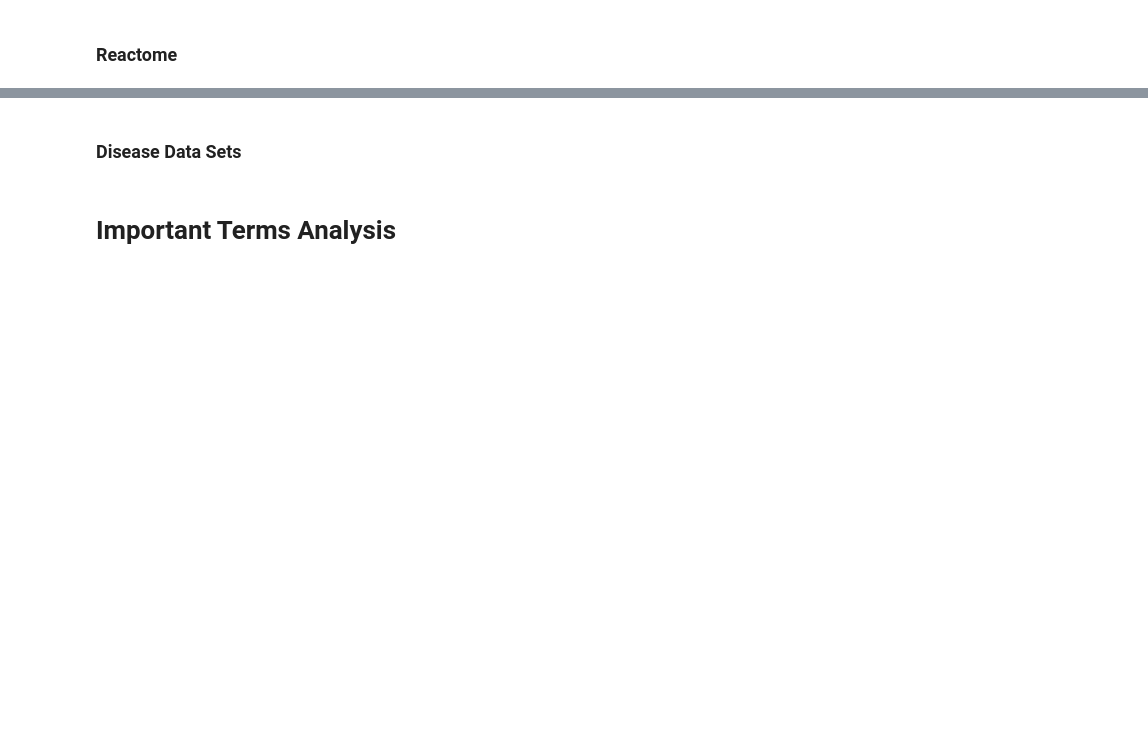
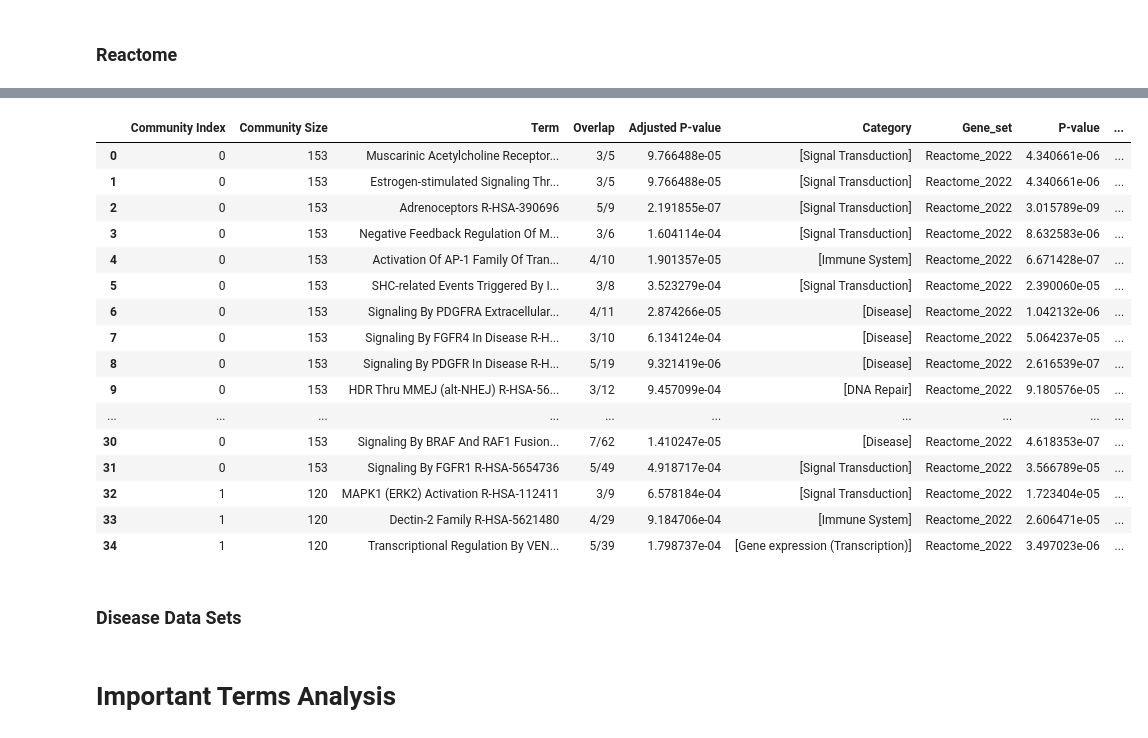
Before and after one commit to Monomanae/DGI-Hypergraph-Fin, a Jupyter notebook: Methods/DDBC/CRA_DGIDB.ipynb, the cells around one changed output, grey strips where cells are left out. Saved outputs shown, nothing was run; the diff lists cells and outputs as text; code cells hidden in the pictures; blank space fills up the shorter version.

```diff
--- a/Methods/DDBC/CRA_DGIDB.ipynb
+++ b/Methods/DDBC/CRA_DGIDB.ipynb
@@ -665,0 +875,2 @@ Size of community: 553
+# %%
+reactome_important_terms = reactome_enrichment(COMMUNITIES_HGNC,TERM_SCORE_CAP,PERCENTAGE)
@@ -666,3 +898,23 @@ Size of community: 553
+# %%
+reactome_important_terms
+# %% [output]
+|  | Community Index | Community Size | Term | Overlap | Adjusted P-value | Category | Gene_set | P-value | ... |
+| 0 | 0 | 153 | Muscarinic Acetylcholine Receptor... | 3/5 | 9.766488e-05 | [Signal Transduction] | Reactome_2022 | 4.340661e-06 | ... |
+| 1 | 0 | 153 | Estrogen-stimulated Signaling Thr... | 3/5 | 9.766488e-05 | [Signal Transduction] | Reactome_2022 | 4.340661e-06 | ... |
+| 2 | 0 | 153 | Adrenoceptors R-HSA-390696 | 5/9 | 2.191855e-07 | [Signal Transduction] | Reactome_2022 | 3.015789e-09 | ... |
+| 3 | 0 | 153 | Negative Feedback Regulation Of M... | 3/6 | 1.604114e-04 | [Signal Transduction] | Reactome_2022 | 8.632583e-06 | ... |
+| 4 | 0 | 153 | Activation Of AP-1 Family Of Tran... | 4/10 | 1.901357e-05 | [Immune System] | Reactome_2022 | 6.671428e-07 | ... |
+| 5 | 0 | 153 | SHC-related Events Triggered By I... | 3/8 | 3.523279e-04 | [Signal Transduction] | Reactome_2022 | 2.390060e-05 | ... |
+| 6 | 0 | 153 | Signaling By PDGFRA Extracellular... | 4/11 | 2.874266e-05 | [Disease] | Reactome_2022 | 1.042132e-06 | ... |
+| 7 | 0 | 153 | Signaling By FGFR4 In Disease R-H... | 3/10 | 6.134124e-04 | [Disease] | Reactome_2022 | 5.064237e-05 | ... |
+| 8 | 0 | 153 | Signaling By PDGFR In Disease R-H... | 5/19 | 9.321419e-06 | [Disease] | Reactome_2022 | 2.616539e-07 | ... |
+| 9 | 0 | 153 | HDR Thru MMEJ (alt-NHEJ) R-HSA-56... | 3/12 | 9.457099e-04 | [DNA Repair] | Reactome_2022 | 9.180576e-05 | ... |
+| ... | ... | ... | ... | ... | ... | ... | ... | ... | ... |
+| 30 | 0 | 153 | Signaling By BRAF And RAF1 Fusion... | 7/62 | 1.410247e-05 | [Disease] | Reactome_2022 | 4.618353e-07 | ... |
+| 31 | 0 | 153 | Signaling By FGFR1 R-HSA-5654736 | 5/49 | 4.918717e-04 | [Signal Transduction] | Reactome_2022 | 3.566789e-05 | ... |
+| 32 | 1 | 120 | MAPK1 (ERK2) Activation R-HSA-112411 | 3/9 | 6.578184e-04 | [Signal Transduction] | Reactome_2022 | 1.723404e-05 | ... |
+| 33 | 1 | 120 | Dectin-2 Family R-HSA-5621480 | 4/29 | 9.184706e-04 | [Immune System] | Reactome_2022 | 2.606471e-05 | ... |
+| 34 | 1 | 120 | Transcriptional Regulation By VEN... | 5/39 | 1.798737e-04 | [Gene expression (Transcription)] | Reactome_2022 | 3.497023e-06 | ... |
 # %% [markdown]
 ### Disease Data Sets
 # %%
```
Also changed, not shown: parts of 60 cells of this notebook, 2 other files.
